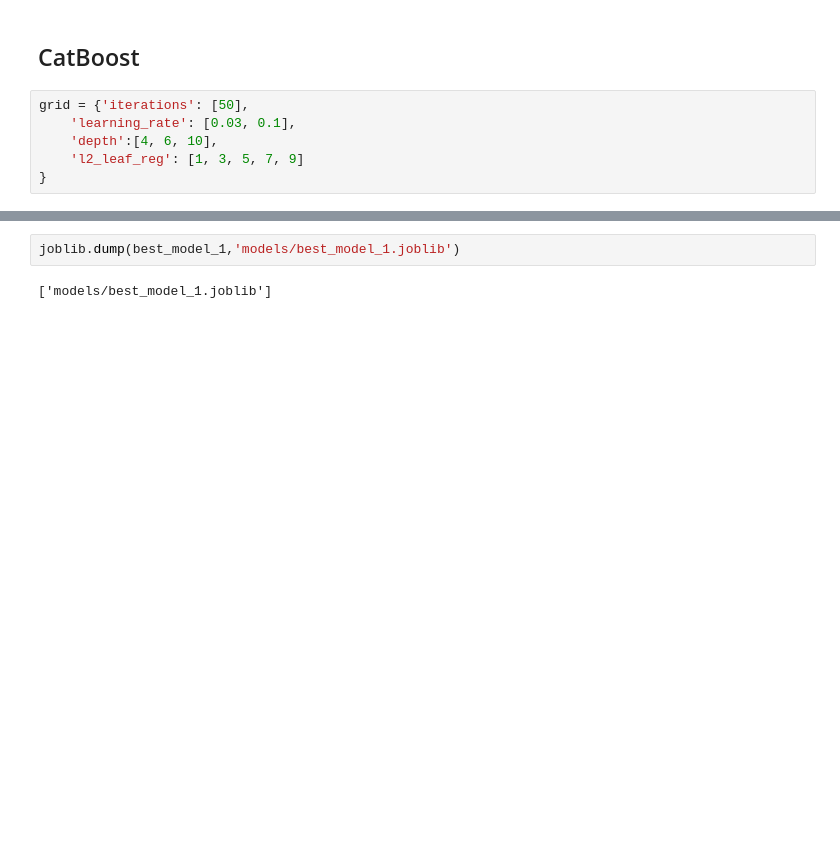
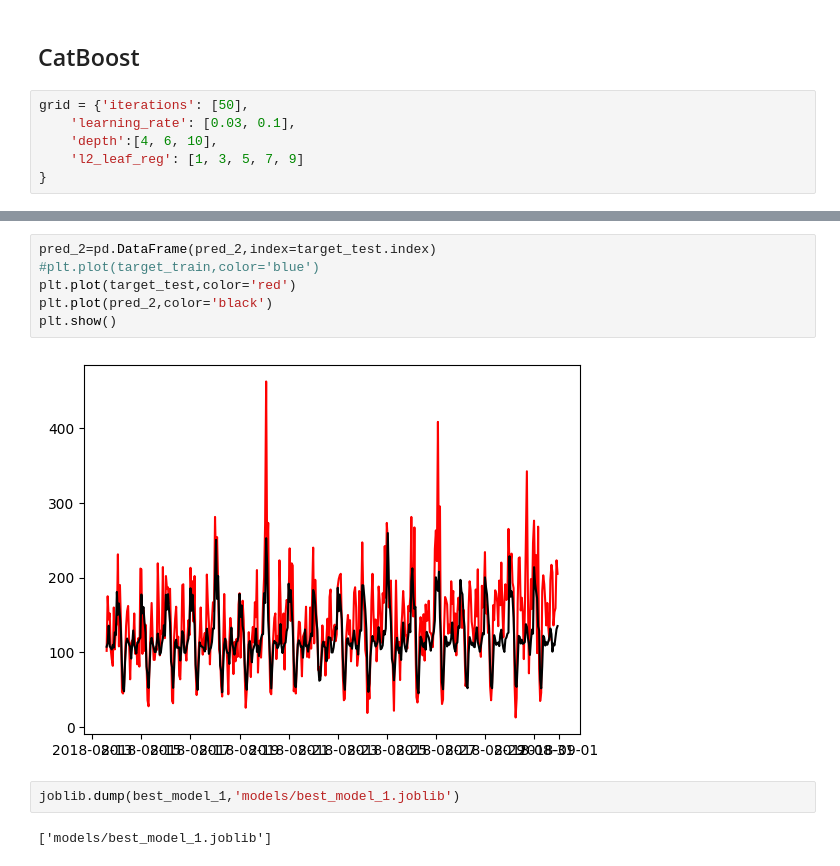
Before and after one commit to santicar1809/taxi_service, a Jupyter notebook: code_13.ipynb, the cells around one changed output, grey strips where cells are left out. Cells and saved outputs as stored; diff of their text form; blank space fills up the shorter version.

```diff
--- a/code_13.ipynb
+++ b/code_13.ipynb
@@ -333,4 +356,12 @@ print('RMSE: ', rmse_2)
 RMSE:  47.061570712611896
+# %%
+pred_2=pd.DataFrame(pred_2,index=target_test.index)
+#plt.plot(target_train,color='blue')
+plt.plot(target_test,color='red')
+plt.plot(pred_2,color='black')
+plt.show()
+# %% [output]
+[figure, added]
 # %%
 joblib.dump(best_model_1,'models/best_model_1.joblib')
 # %% [output]
```
Also changed, not shown: parts of 9 cells of this notebook, 9 other files.
